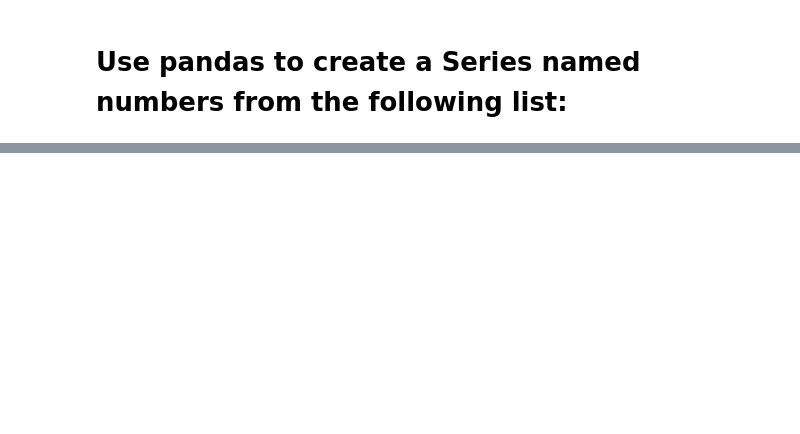
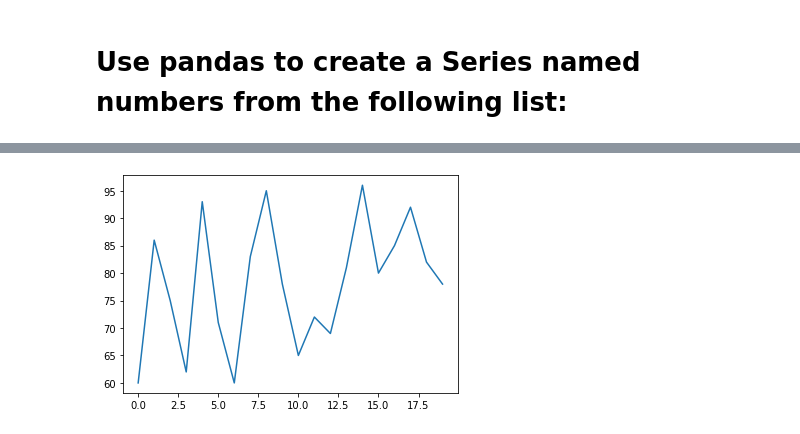
Before and after one commit to DilipBista/numpy-pandas-visualization-exercises, a Jupyter notebook: pandas_series.ipynb, the cells around one changed output, grey strips where cells are left out. Cells and saved outputs as stored; diff of their text form; code cells hidden in the pictures; blank space fills up the shorter version.

```diff
--- a/pandas_series.ipynb
+++ b/pandas_series.ipynb
@@ -441,0 +679,9 @@ letters.count()
+# %%
+curve = 100 -exam_scores.max
+
+
+exam_scores= pd.Series(exam_scores)
+exam_scores.plot()
+plt.show()
+# %% [output]
+[figure, added]
```
Also changed, not shown: parts of 38 cells of this notebook.
